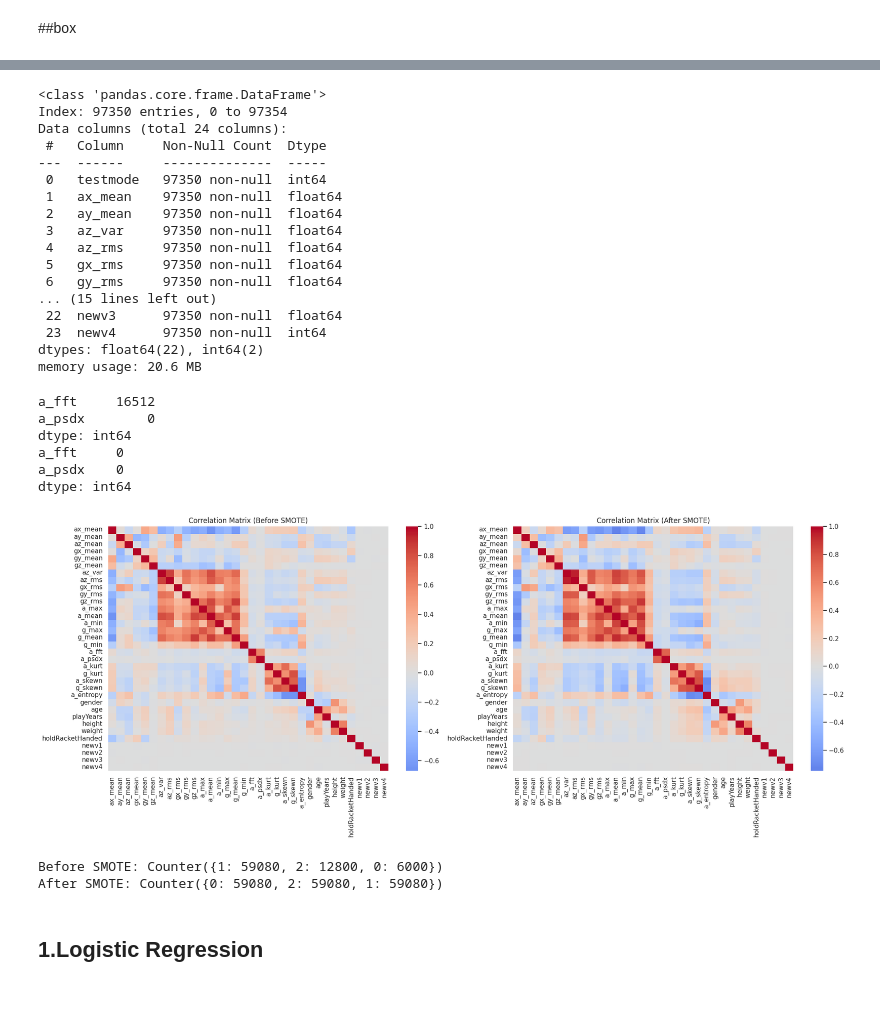
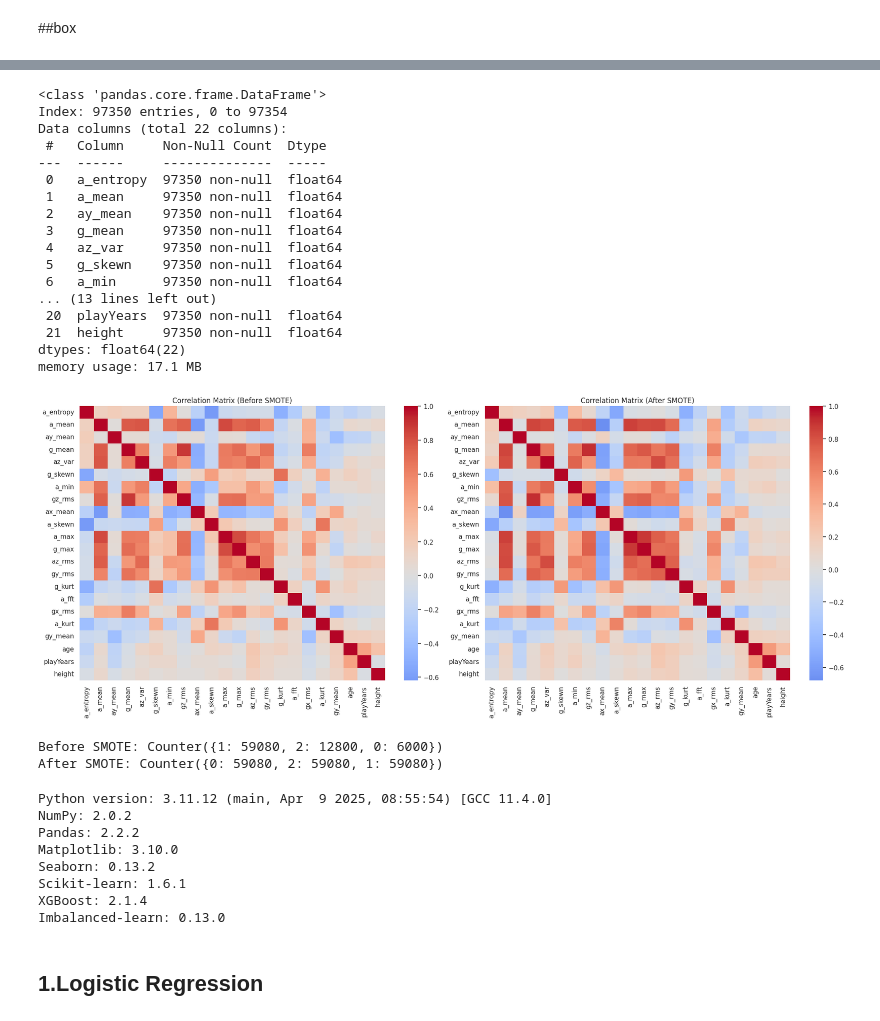
Before and after one commit to Renee0330/bob_study_allFiles, a Jupyter notebook: untitled1.ipynb, the cells around one changed output, grey strips where cells are left out. Cells and saved outputs as stored; diff of their text form; code cells hidden in the pictures.

```diff
--- a/untitled1.ipynb
+++ b/untitled1.ipynb
@@ -592,0 +613,9 @@ for feature in important_features:
+# %%
+selected_features = [
+    'a_entropy', 'a_mean', 'ay_mean', 'g_mean', 'az_var', 'g_skewn', 'a_min',
+    'gz_rms', 'ax_mean', 'a_skewn', 'a_max', 'g_max', 'az_rms', 'gy_rms',
+    'g_kurt', 'a_fft', 'gx_rms', 'a_kurt', 'gy_mean', 'age', 'playYears', 'height'
+]
+
+X_final = X_scaled[selected_features]
+y_final = y  # 已保留 testmode 标签
@@ -596,20 +666,20 @@ ttswing = ttswing.drop(columns=['age', 'gender', 'height', 'weight', 'playYears'
 # %%
-ttswing.info()
+X_final.info()
 # %% [output]
 <class 'pandas.core.frame.DataFrame'>
 Index: 97350 entries, 0 to 97354
-Data columns (total 24 columns):
+Data columns (total 22 columns):
  #   Column     Non-Null Count  Dtype
 ---  ------     --------------  -----
- 0   testmode   97350 non-null  int64
- 1   ax_mean    97350 non-null  float64
+ 0   a_entropy  97350 non-null  float64
+ 1   a_mean     97350 non-null  float64
  2   ay_mean    97350 non-null  float64
- 3   az_var     97350 non-null  float64
- 4   az_rms     97350 non-null  float64
- 5   gx_rms     97350 non-null  float64
- 6   gy_rms     97350 non-null  float64
-... (15 lines left out)
- 22  newv3      97350 non-null  float64
- 23  newv4      97350 non-null  int64
-dtypes: float64(22), int64(2)
-memory usage: 20.6 MB
+ 3   g_mean     97350 non-null  float64
+ 4   az_var     97350 non-null  float64
+ 5   g_skewn    97350 non-null  float64
+ 6   a_min      97350 non-null  float64
+... (13 lines left out)
+ 20  playYears  97350 non-null  float64
+ 21  height     97350 non-null  float64
+dtypes: float64(22)
+memory usage: 17.1 MB
@@ -620,40 +686,29 @@ for col in ['a_psdx', 'a_fft']:
-# %%
-# 检查是否存在 NaN 或 inf
-print(ttswing[['a_fft', 'a_psdx']].isnull().sum())
-print(np.isinf(ttswing[['a_fft', 'a_psdx']]).sum())
-# %% [output]
-a_fft     16512
-a_psdx        0
-dtype: int64
-a_fft     0
-a_psdx    0
-dtype: int64
 # %%
 from imblearn.over_sampling import SMOTE
 from sklearn.model_selection import train_test_split
 
 # 划分训练测试集
-X_train, X_test, y_train, y_test = train_test_split(X, y, stratify=y, test_size=0.2, random_state=42)
+X_train, X_test, y_train, y_test = train_test_split(X_final, y_final, stratify=y_final, test_size=0.2, random_state=42)
 
 # 应用 SMOTE
 smote = SMOTE(random_state=42)
 X_train_resampled, y_train_resampled = smote.fit_resample(X_train, y_train)
 
 # 计算相关性矩阵
 corr_before = X_train.corr()
 corr_after = pd.DataFrame(X_train_resampled, columns=X_train.columns).corr()
 
 # 绘图
 fig, axes = plt.subplots(1, 2, figsize=(20, 8))
 sns.heatmap(corr_before, ax=axes[0], cmap='coolwarm', center=0)
 axes[0].set_title("Correlation Matrix (Before SMOTE)")
 sns.heatmap(corr_after, ax=axes[1], cmap='coolwarm', center=0)
 axes[1].set_title("Correlation Matrix (After SMOTE)")
 plt.tight_layout()
 save_fig("Correlation Matrix (Before SMOTE and After SMOTE)")
 plt.show()
 # %% [output]
-[figure, old version]
+[figure, new version]
 # %%
 from collections import Counter
 # SMOTE 前
@@ -670,3 +721,31 @@ After SMOTE: Counter({0: 59080, 2: 59080, 1: 59080})
+# %%
+import sys
+print("Python version:", sys.version)
+
+import numpy as np
+import pandas as pd
+import matplotlib
+import seaborn as sns
+import sklearn
+import xgboost
+import imblearn
+
+print("NumPy:", np.__version__)
+print("Pandas:", pd.__version__)
+print("Matplotlib:", matplotlib.__version__)
+print("Seaborn:", sns.__version__)
+print("Scikit-learn:", sklearn.__version__)
+print("XGBoost:", xgboost.__version__)
+print("Imbalanced-learn:", imblearn.__version__)
+# %% [output]
+Python version: 3.11.12 (main, Apr  9 2025, 08:55:54) [GCC 11.4.0]
+NumPy: 2.0.2
+Pandas: 2.2.2
+Matplotlib: 3.10.0
+Seaborn: 0.13.2
+Scikit-learn: 1.6.1
+XGBoost: 2.1.4
+Imbalanced-learn: 0.13.0
 # %%
 import time
 import numpy as np
```
Also changed, not shown: parts of 16 cells of this notebook.
